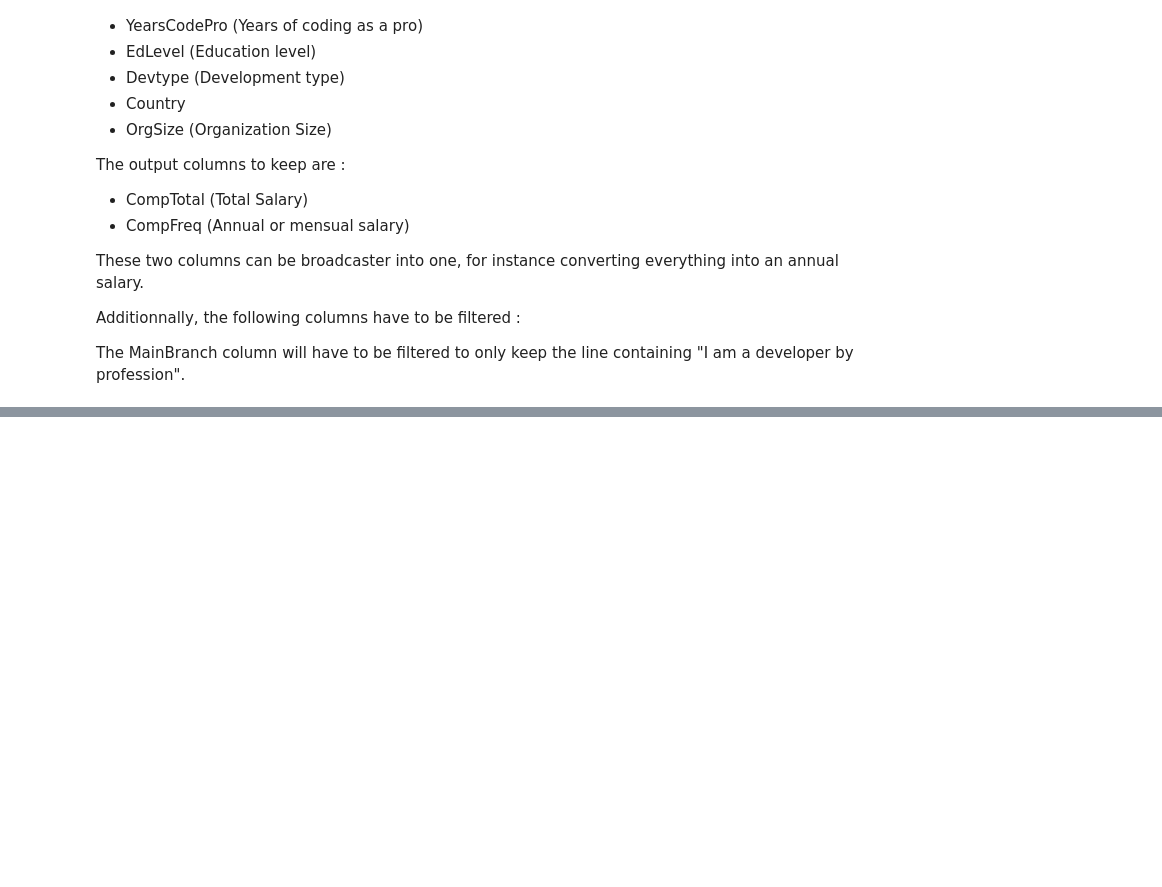
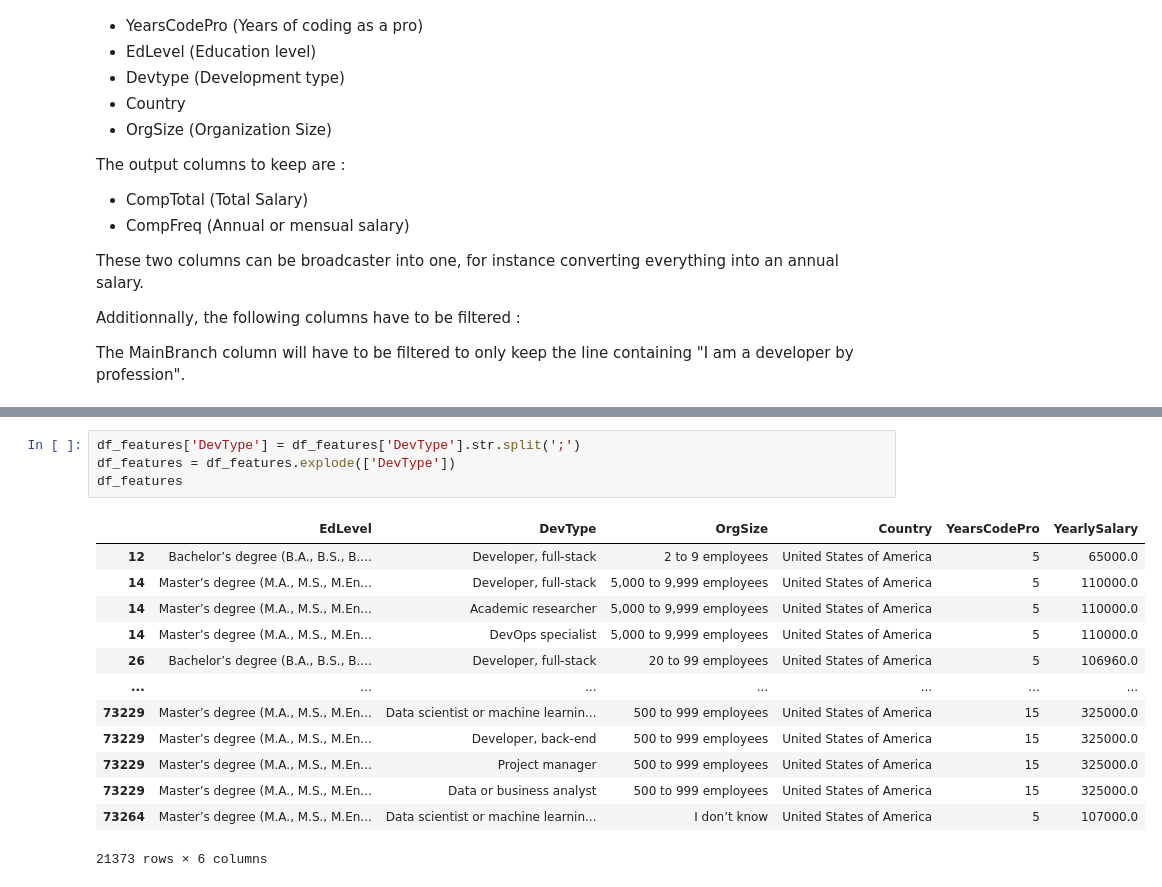
Before and after one commit to alphasigma25/VI-2022, a Jupyter notebook: data-engineering.ipynb, the cells around one changed output, grey strips where cells are left out. Drawn from its saved outputs; the diff is of its cells as text; blank space fills up the shorter version.

```diff
--- a/data-engineering.ipynb
+++ b/data-engineering.ipynb
@@ -97 +102,19 @@ df_features
+# %%
+df_features['DevType'] = df_features['DevType'].str.split(';')
+df_features = df_features.explode(['DevType'])
+df_features
+# %% [output]
+|  | EdLevel | DevType | OrgSize | Country | YearsCodePro | YearlySalary |
+| 12 | Bachelor’s degree (B.A., B.S., B.... | Developer, full-stack | 2 to 9 employees | United States of America | 5 | 65000.0 |
+| 14 | Master’s degree (M.A., M.S., M.En... | Developer, full-stack | 5,000 to 9,999 employees | United States of America | 5 | 110000.0 |
+| 14 | Master’s degree (M.A., M.S., M.En... | Academic researcher | 5,000 to 9,999 employees | United States of America | 5 | 110000.0 |
+| 14 | Master’s degree (M.A., M.S., M.En... | DevOps specialist | 5,000 to 9,999 employees | United States of America | 5 | 110000.0 |
+| 26 | Bachelor’s degree (B.A., B.S., B.... | Developer, full-stack | 20 to 99 employees | United States of America | 5 | 106960.0 |
+| ... | ... | ... | ... | ... | ... | ... |
+| 73229 | Master’s degree (M.A., M.S., M.En... | Data scientist or machine learnin... | 500 to 999 employees | United States of America | 15 | 325000.0 |
+| 73229 | Master’s degree (M.A., M.S., M.En... | Developer, back-end | 500 to 999 employees | United States of America | 15 | 325000.0 |
+| 73229 | Master’s degree (M.A., M.S., M.En... | Project manager | 500 to 999 employees | United States of America | 15 | 325000.0 |
+| 73229 | Master’s degree (M.A., M.S., M.En... | Data or business analyst | 500 to 999 employees | United States of America | 15 | 325000.0 |
+| 73264 | Master’s degree (M.A., M.S., M.En... | Data scientist or machine learnin... | I don’t know | United States of America | 5 | 107000.0 |
+21373 rows × 6 columns
 # %%
```
Also changed, not shown: parts of 3 cells of this notebook.
